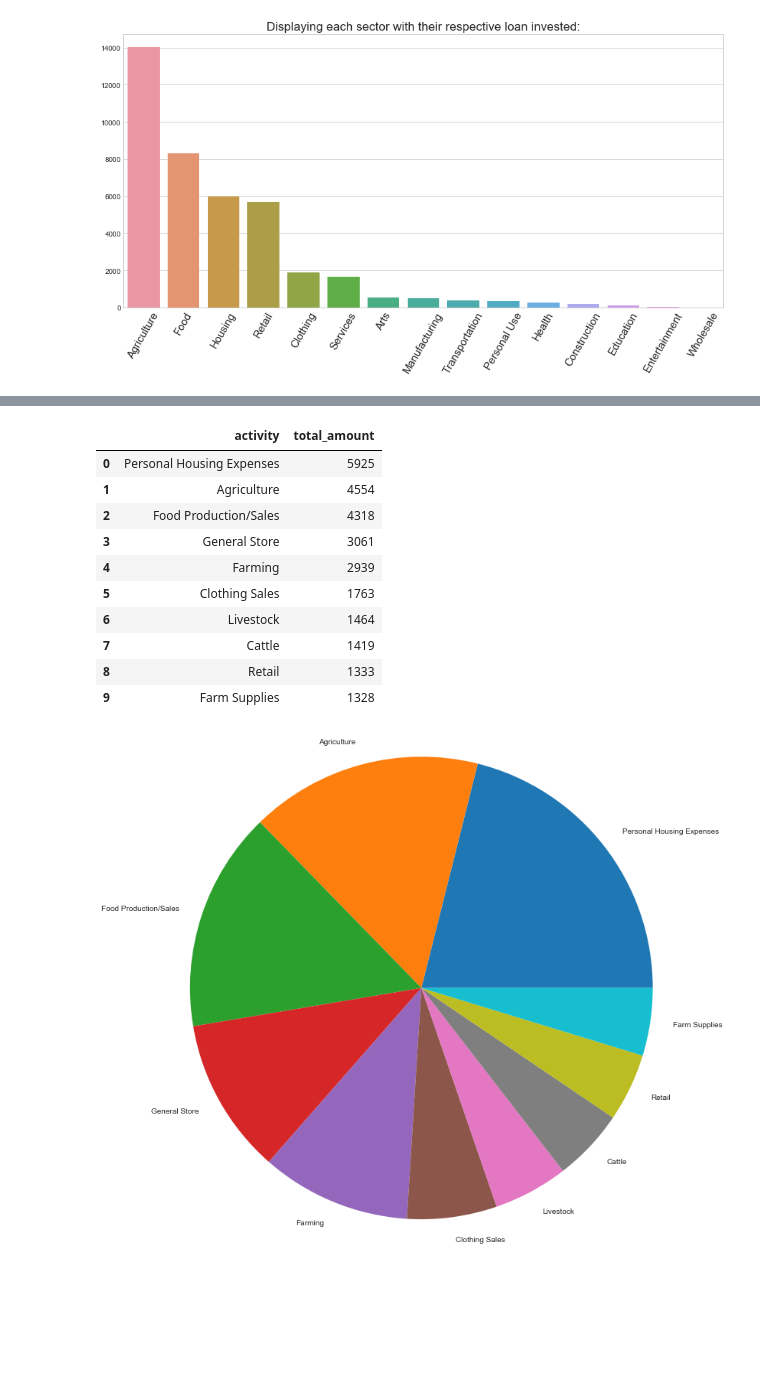
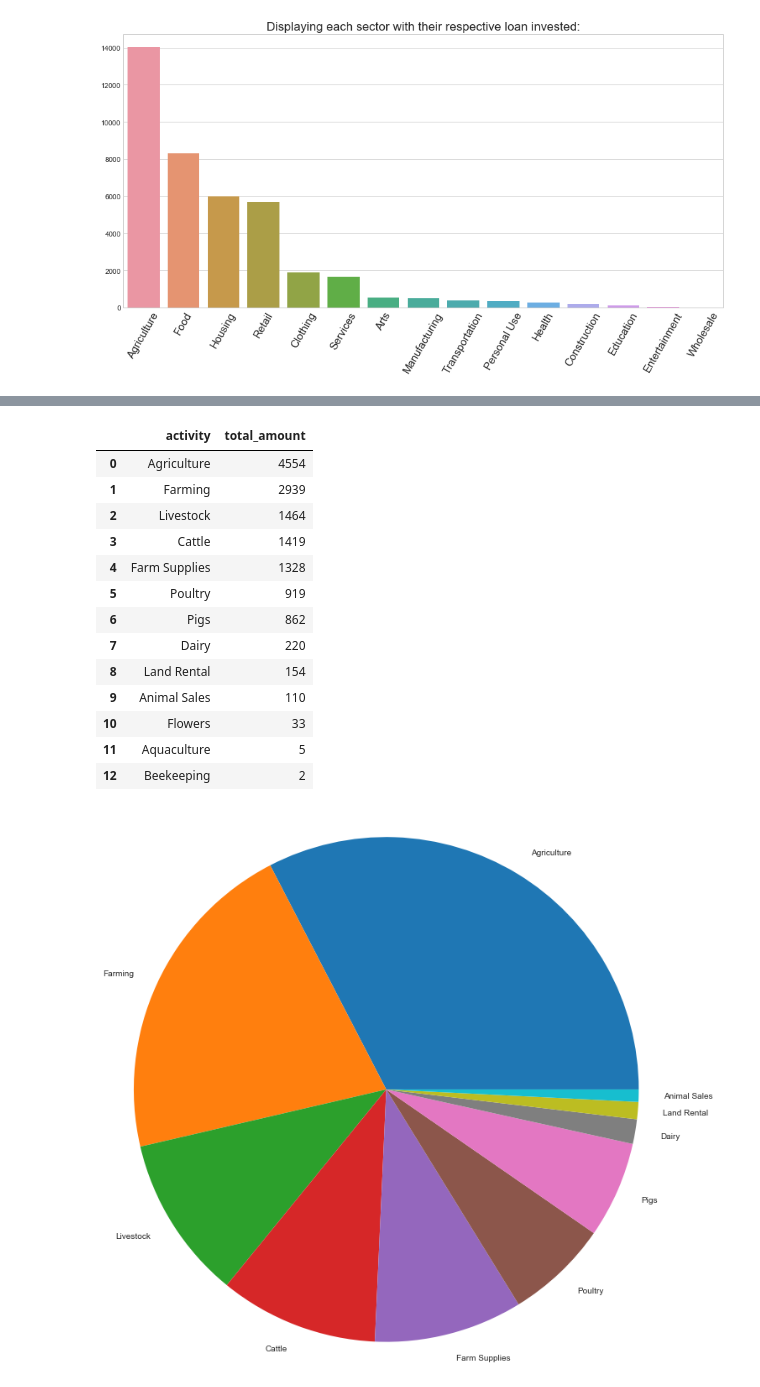
Before and after one commit to CJL89/Kiva-Crowdfunding, a Jupyter notebook: Kiva Crowdfunding.ipynb, the cells around one changed output, grey strips where cells are left out. Saved outputs shown, nothing was run; the diff lists cells and outputs as text; code cells hidden in the pictures; blank space fills up the shorter version.

Commit message:
Fixed Salvador analysis

```diff
--- a/Kiva Crowdfunding.ipynb
+++ b/Kiva Crowdfunding.ipynb
@@ -626,0 +611,3 @@ plt.show()
+# %%
+salvador_agriculture = salvador[salvador['sector'] == 'Agriculture']
+salvador_agriculture.head()
@@ -627,25 +621,28 @@ plt.show()
 # %%
-salvador_activity = pd.DataFrame(salvador['activity'].value_counts(sort=['loan_amount']))
-salvador_activity.reset_index(inplace=True)
-salvador_activity.columns = ['activity', 'total_amount']
-salvador_activity.head(10)
+salvador_agriculture = pd.DataFrame(salvador_agriculture['activity'].value_counts(sort='loan_amount'))
+salvador_agriculture.reset_index(inplace=True)
+salvador_agriculture.columns = ['activity', 'total_amount']
+salvador_agriculture
 # %% [output]
 |  | activity | total_amount |
-| 0 | Personal Housing Expenses | 5925 |
-| 1 | Agriculture | 4554 |
-| 2 | Food Production/Sales | 4318 |
-| 3 | General Store | 3061 |
-| 4 | Farming | 2939 |
-| 5 | Clothing Sales | 1763 |
-| 6 | Livestock | 1464 |
-| 7 | Cattle | 1419 |
-| 8 | Retail | 1333 |
-| 9 | Farm Supplies | 1328 |
+| 0 | Agriculture | 4554 |
+| 1 | Farming | 2939 |
+| 2 | Livestock | 1464 |
+| 3 | Cattle | 1419 |
+| 4 | Farm Supplies | 1328 |
+| 5 | Poultry | 919 |
+| 6 | Pigs | 862 |
+| 7 | Dairy | 220 |
+| 8 | Land Rental | 154 |
+| 9 | Animal Sales | 110 |
+| 10 | Flowers | 33 |
+| 11 | Aquaculture | 5 |
+| 12 | Beekeeping | 2 |
 # %%
 plt.figure(figsize=(12, 12))
 
-plt.pie(salvador_activity['total_amount'][:10], labels=salvador_activity['activity'][:10])
+plt.pie(salvador_agriculture['total_amount'][:10], labels=salvador_agriculture['activity'][:10])
 plt.axis('equal')
 plt.show()
 # %% [output]
-[figure, old version]
+[figure, new version]
```
Also changed, not shown: parts of 47 cells of this notebook.
